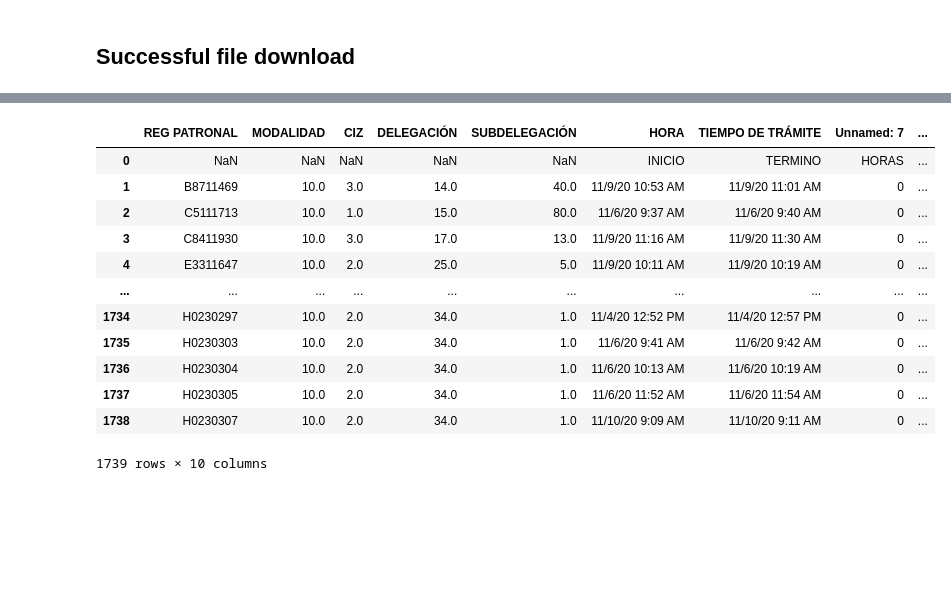
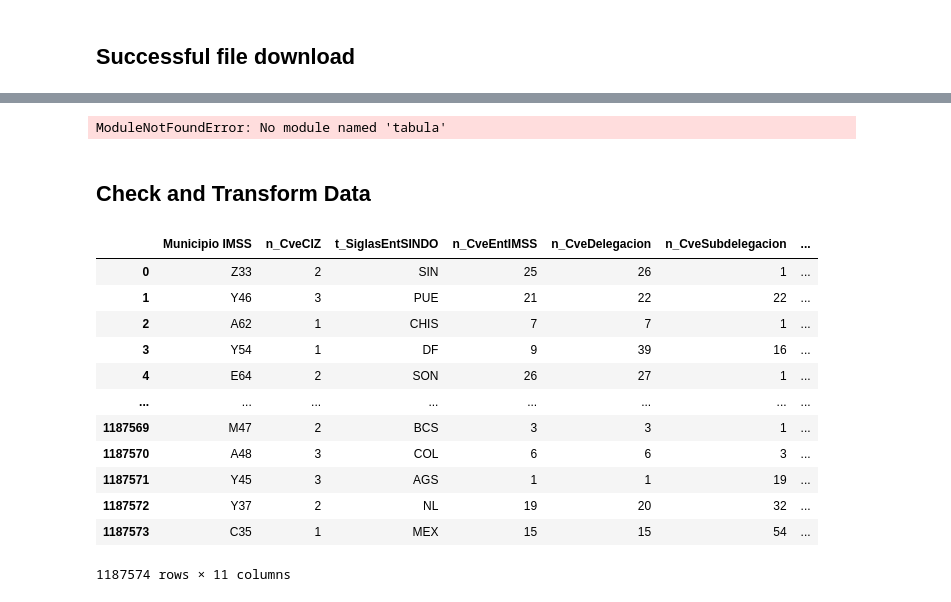
Before and after one commit to FernandoTorresL/stats_altas_patronales_imss, a Jupyter notebook: notebook/Test_AP_Reingenieria.ipynb, the cells around one changed output, grey strips where cells are left out. Drawn from its saved outputs; the diff is of its cells as text; code cells hidden in the pictures; blank space fills up the shorter version.

Commit message:
Finish testing on Notebook. Publish test graph on Tableau

```diff
--- a/notebook/Test_AP_Reingenieria.ipynb
+++ b/notebook/Test_AP_Reingenieria.ipynb
@@ -138,2 +152,19 @@ pageObj.extractText()
+# %%
+# Extract using tabula
+import tabula
+
+# Read pdf into a list of DataFrame
+#dfs = tabula.read_pdf("test.pdf", pages='all')
+
+# Read remote pdf into a list of DataFrame
+#dfs2 = tabula.read_pdf("https://github.com/tabulapdf/tabula-java/raw/master/src/test/resources/technology/tabula/arabic.pdf")
+
+# convert PDF into CSV
+tabula.convert_into("../downloads/Reporte2020.pdf", "output_tabula_2020.csv", output_format="csv", pages='all')
+
+# convert all PDFs in a directory
+#tabula.convert_into_by_batch("input_directory", output_format='csv', pages='all')
+# %% [output]
+ModuleNotFoundError: No module named 'tabula'
 # %%
 # Try using tabula jar
@@ -141,20 +172,22 @@ pageObj.extractText()
+# %% [markdown]
+   ## Check and Transform Data
 # %%
 import pandas as pd
 
-data_ap = pd.read_csv('Reporte_AP_Reingenieria3.csv', encoding='Windows 1252')
+data_ap = pd.read_csv('../downloads/Consulta completa para Tableau2.csv', encoding='Windows 1252')
 type(data_ap)
 data_ap
 # %% [output]
-|  | REG PATRONAL | MODALIDAD | CIZ | DELEGACIÓN | SUBDELEGACIÓN | HORA | TIEMPO DE TRÁMITE | Unnamed: 7 | ... |
-| 0 | NaN | NaN | NaN | NaN | NaN | INICIO | TERMINO | HORAS | ... |
-| 1 | B8711469 | 10.0 | 3.0 | 14.0 | 40.0 | 11/9/20 10:53 AM | 11/9/20 11:01 AM | 0 | ... |
-| 2 | C5111713 | 10.0 | 1.0 | 15.0 | 80.0 | 11/6/20 9:37 AM | 11/6/20 9:40 AM | 0 | ... |
-| 3 | C8411930 | 10.0 | 3.0 | 17.0 | 13.0 | 11/9/20 11:16 AM | 11/9/20 11:30 AM | 0 | ... |
-| 4 | E3311647 | 10.0 | 2.0 | 25.0 | 5.0 | 11/9/20 10:11 AM | 11/9/20 10:19 AM | 0 | ... |
-| ... | ... | ... | ... | ... | ... | ... | ... | ... | ... |
-| 1734 | H0230297 | 10.0 | 2.0 | 34.0 | 1.0 | 11/4/20 12:52 PM | 11/4/20 12:57 PM | 0 | ... |
-| 1735 | H0230303 | 10.0 | 2.0 | 34.0 | 1.0 | 11/6/20 9:41 AM | 11/6/20 9:42 AM | 0 | ... |
-| 1736 | H0230304 | 10.0 | 2.0 | 34.0 | 1.0 | 11/6/20 10:13 AM | 11/6/20 10:19 AM | 0 | ... |
-| 1737 | H0230305 | 10.0 | 2.0 | 34.0 | 1.0 | 11/6/20 11:52 AM | 11/6/20 11:54 AM | 0 | ... |
-| 1738 | H0230307 | 10.0 | 2.0 | 34.0 | 1.0 | 11/10/20 9:09 AM | 11/10/20 9:11 AM | 0 | ... |
+|  | Municipio IMSS | n_CveCIZ | t_SiglasEntSINDO | n_CveEntIMSS | n_CveDelegacion | n_CveSubdelegacion | ... |
+| 0 | Z33 | 2 | SIN | 25 | 26 | 1 | ... |
+| 1 | Y46 | 3 | PUE | 21 | 22 | 22 | ... |
+| 2 | A62 | 1 | CHIS | 7 | 7 | 1 | ... |
+| 3 | Y54 | 1 | DF | 9 | 39 | 16 | ... |
+| 4 | E64 | 2 | SON | 26 | 27 | 1 | ... |
+| ... | ... | ... | ... | ... | ... | ... | ... |
+| 1187569 | M47 | 2 | BCS | 3 | 3 | 1 | ... |
+| 1187570 | A48 | 3 | COL | 6 | 6 | 3 | ... |
+| 1187571 | Y45 | 3 | AGS | 1 | 1 | 19 | ... |
+| 1187572 | Y37 | 2 | NL | 19 | 20 | 32 | ... |
+| 1187573 | C35 | 1 | MEX | 15 | 15 | 54 | ... |
-1739 rows × 10 columns
+1187574 rows × 11 columns
```
Also changed, not shown: parts of 44 cells of this notebook, 1 other file.
